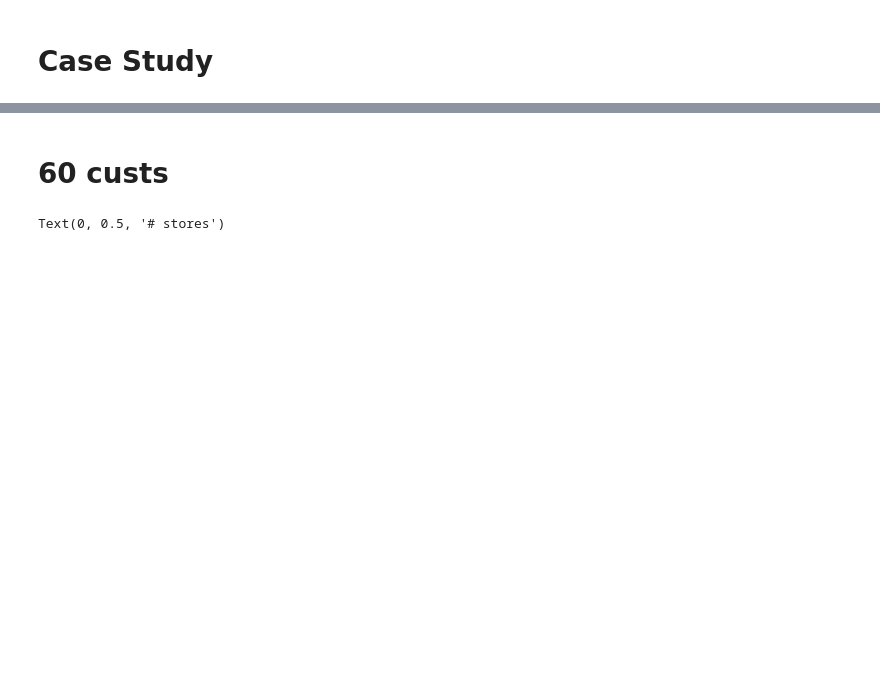
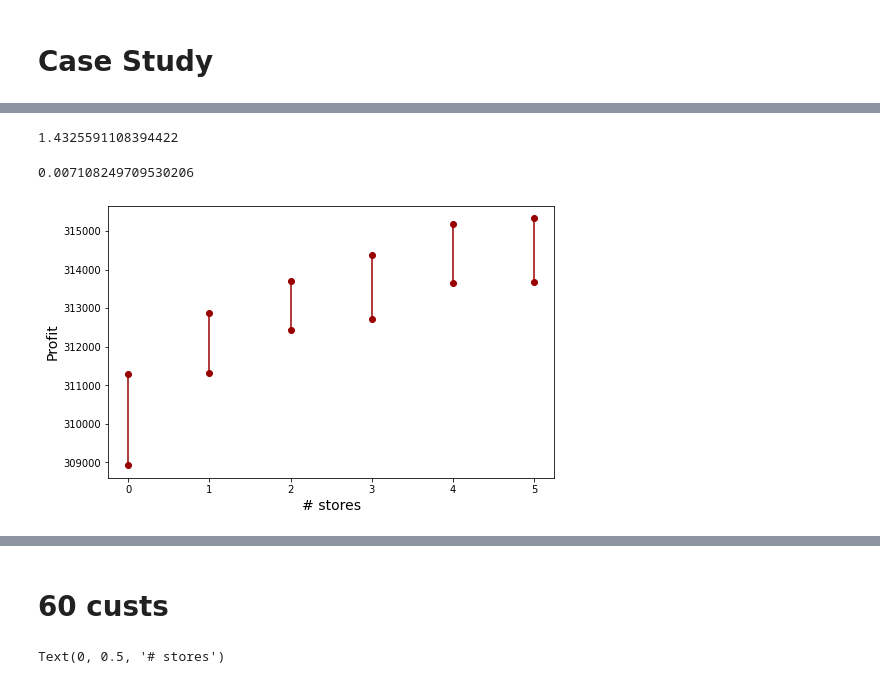
Before and after one commit to riabova/bilevel_pricing, a Jupyter notebook: code/python/plots.ipynb, the cells around one changed output, grey strips where cells are left out. Saved outputs shown, nothing was run; the diff lists cells and outputs as text; code cells hidden in the pictures; blank space fills up the shorter version.

```diff
--- a/code/python/plots.ipynb
+++ b/code/python/plots.ipynb
@@ -22,0 +14,55 @@ np.mean(r2 - r3)
+# %%
+dir = "out/case/out_new/"
+intervals = [[0 for i in range(6)] for j in range(10)]
+rCosts = [[0 for i in range(6)] for j in range(10)]
+discs = [[0 for i in range(6)] for j in range(10)]
+pprod = [[0 for i in range(6)] for j in range(10)]
+pcust = [[0 for i in range(6)] for j in range(10)]
+pcustfull = [[0 for i in range(6)] for j in range(10)]
+gaps = []
+for file in os.listdir(dir):
+    with open(dir + file, 'rb') as f:
+        f.seek(-2, os.SEEK_END)
+        while f.read(1) != b'\n':
+            f.seek(-2, os.SEEK_CUR)
+        last_line = f.readline().decode()
+        seed = int(file[-5])
+        try:
+            s = int(file[8])
+        except:
+            s = 0
+        stats1 = last_line.split(", [")[0].split(", ")
+        if s > 0:
+            stats2 = last_line.split(", [")[1]
+            intervals[seed][s] = [float(stats1[0][2:]), float(stats1[1])]
+            pcustfull[seed][s] = float(stats1[-1][:-1])
+        else:
+            intervals[seed][s] = [float(stats1[0][1:]), float(stats1[1])]
+            pcustfull[seed][s] = float(stats1[-1][:-2])
+        gaps.append(float(stats1[4]) * 100)
+        rCosts[seed][s] = float(stats1[2])
+        discs[seed][s] = float(stats1[6])
+        pprod[seed][s] = float(stats1[-3])
+        pcust[seed][s] = float(stats1[-2])
+# %%
+max(gaps)
+# %% [output]
+1.4325591108394422
+# %%
+min(gaps)
+# %% [output]
+0.007108249709530206
+# %%
+i_tmp = np.transpose(intervals)
+# %%
+interval_means = [[np.mean(x) for x in i_tmp[0]], [np.mean(x) for x in i_tmp[1]]]
+# %%
+fig,ax = plt.subplots(figsize=(8, 5))
+for i in range(6):
+    plt.plot((i, i), (interval_means[0][i], interval_means[1][i]), 'ro-', color="#990000")
+plt.xticks(range(6))
+plt.ylabel("Profit", fontsize=14)
+plt.xlabel("# stores", fontsize=14)
+plt.savefig("mean_intervals.svg", dpi=300)
+# %% [output]
+[figure, added]
```
Also changed, not shown: parts of 31 cells of this notebook, 24 other files.
